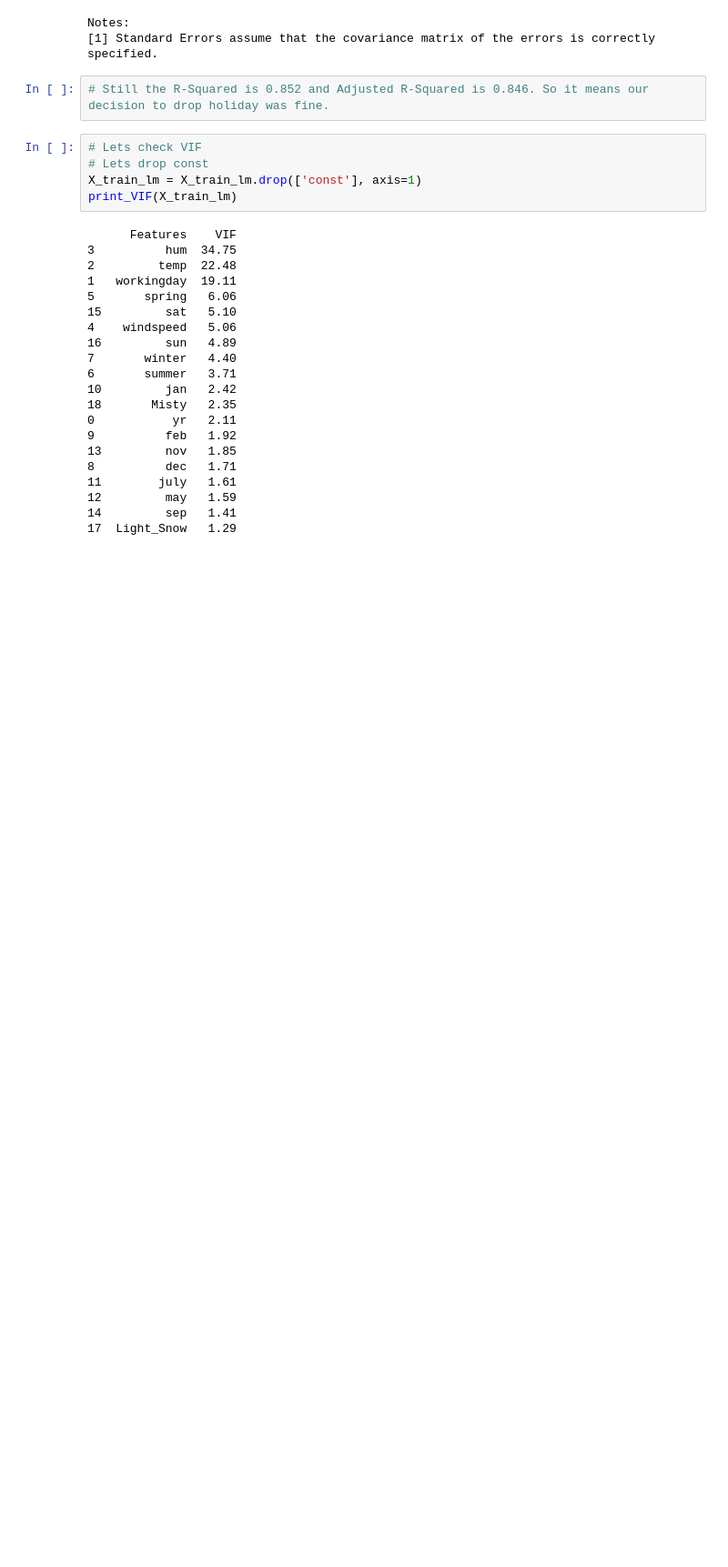
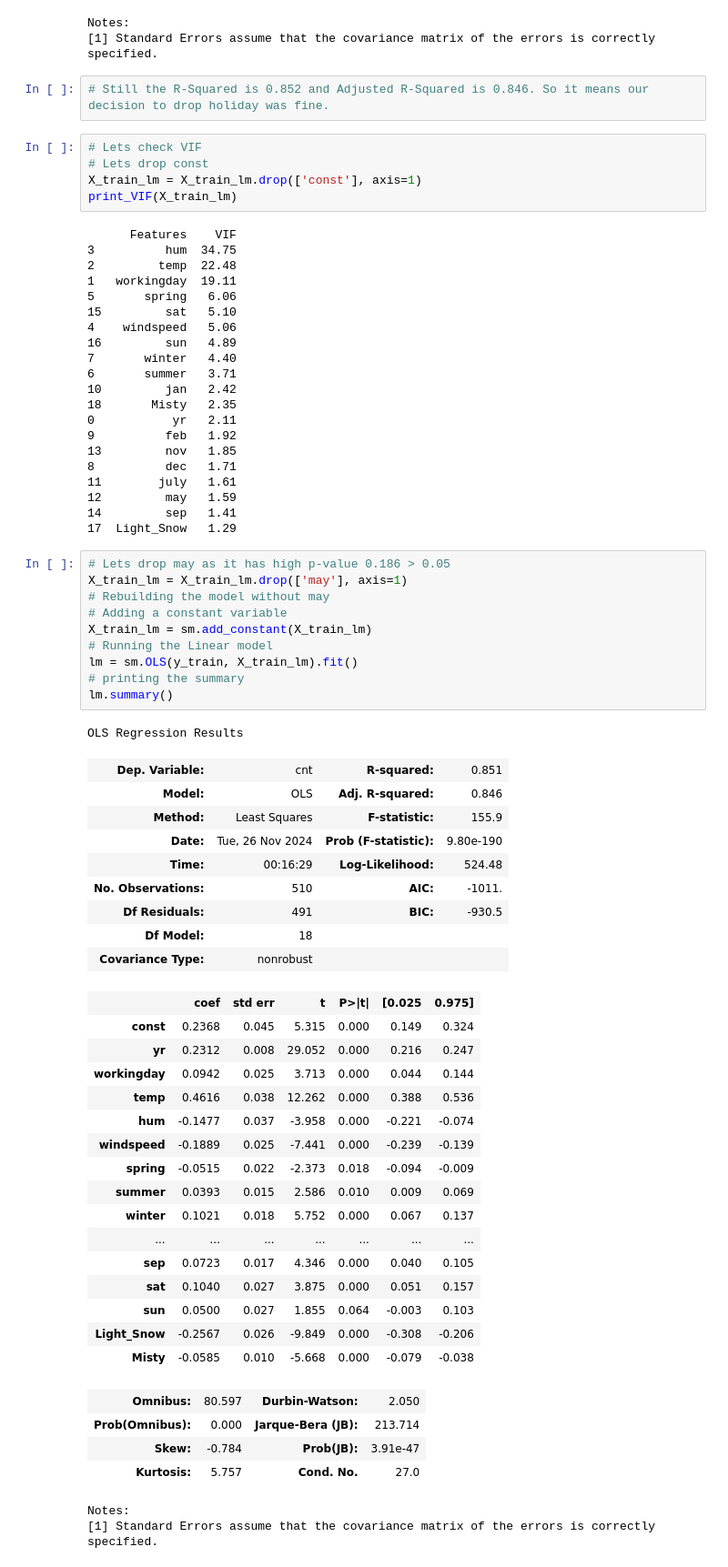
Before and after one commit to kc11381/Bike_Sharing_Case_Study, a Jupyter notebook: bike_sharing_predictors.ipynb, the cells around one changed output. Shown at 91% size. Saved outputs shown, nothing was run; the diff lists cells and outputs as text; blank space fills up the shorter version.

```diff
--- a/bike_sharing_predictors.ipynb
+++ b/bike_sharing_predictors.ipynb
@@ -592,3 +592,46 @@ print_VIF(X_train_lm)
 12         may   1.59
 14         sep   1.41
 17  Light_Snow   1.29
+# %%
+# Lets drop may as it has high p-value 0.186 > 0.05
+X_train_lm = X_train_lm.drop(['may'], axis=1)
+# Rebuilding the model without may
+# Adding a constant variable
+X_train_lm = sm.add_constant(X_train_lm)
+# Running the Linear model
+lm = sm.OLS(y_train, X_train_lm).fit()
+# printing the summary
+lm.summary()
+# %% [output]
+OLS Regression Results
+| Dep. Variable: | cnt | R-squared: | 0.851 |
+| Model: | OLS | Adj. R-squared: | 0.846 |
+| Method: | Least Squares | F-statistic: | 155.9 |
+| Date: | Tue, 26 Nov 2024 | Prob (F-statistic): | 9.80e-190 |
+| Time: | 00:16:29 | Log-Likelihood: | 524.48 |
+| No. Observations: | 510 | AIC: | -1011. |
+| Df Residuals: | 491 | BIC: | -930.5 |
+| Df Model: | 18 |  |  |
+| Covariance Type: | nonrobust |  |  |
+|  | coef | std err | t | P>|t| | [0.025 | 0.975] |
+| const | 0.2368 | 0.045 | 5.315 | 0.000 | 0.149 | 0.324 |
+| yr | 0.2312 | 0.008 | 29.052 | 0.000 | 0.216 | 0.247 |
+| workingday | 0.0942 | 0.025 | 3.713 | 0.000 | 0.044 | 0.144 |
+| temp | 0.4616 | 0.038 | 12.262 | 0.000 | 0.388 | 0.536 |
+| hum | -0.1477 | 0.037 | -3.958 | 0.000 | -0.221 | -0.074 |
+| windspeed | -0.1889 | 0.025 | -7.441 | 0.000 | -0.239 | -0.139 |
+| spring | -0.0515 | 0.022 | -2.373 | 0.018 | -0.094 | -0.009 |
+| summer | 0.0393 | 0.015 | 2.586 | 0.010 | 0.009 | 0.069 |
+| winter | 0.1021 | 0.018 | 5.752 | 0.000 | 0.067 | 0.137 |
+| ... | ... | ... | ... | ... | ... | ... |
+| sep | 0.0723 | 0.017 | 4.346 | 0.000 | 0.040 | 0.105 |
+| sat | 0.1040 | 0.027 | 3.875 | 0.000 | 0.051 | 0.157 |
+| sun | 0.0500 | 0.027 | 1.855 | 0.064 | -0.003 | 0.103 |
+| Light_Snow | -0.2567 | 0.026 | -9.849 | 0.000 | -0.308 | -0.206 |
+| Misty | -0.0585 | 0.010 | -5.668 | 0.000 | -0.079 | -0.038 |
+| Omnibus: | 80.597 | Durbin-Watson: | 2.050 |
+| Prob(Omnibus): | 0.000 | Jarque-Bera (JB): | 213.714 |
+| Skew: | -0.784 | Prob(JB): | 3.91e-47 |
+| Kurtosis: | 5.757 | Cond. No. | 27.0 |
+Notes:
+[1] Standard Errors assume that the covariance matrix of the errors is correctly specified.
```
Also changed, not shown: parts of 15 cells of this notebook.
